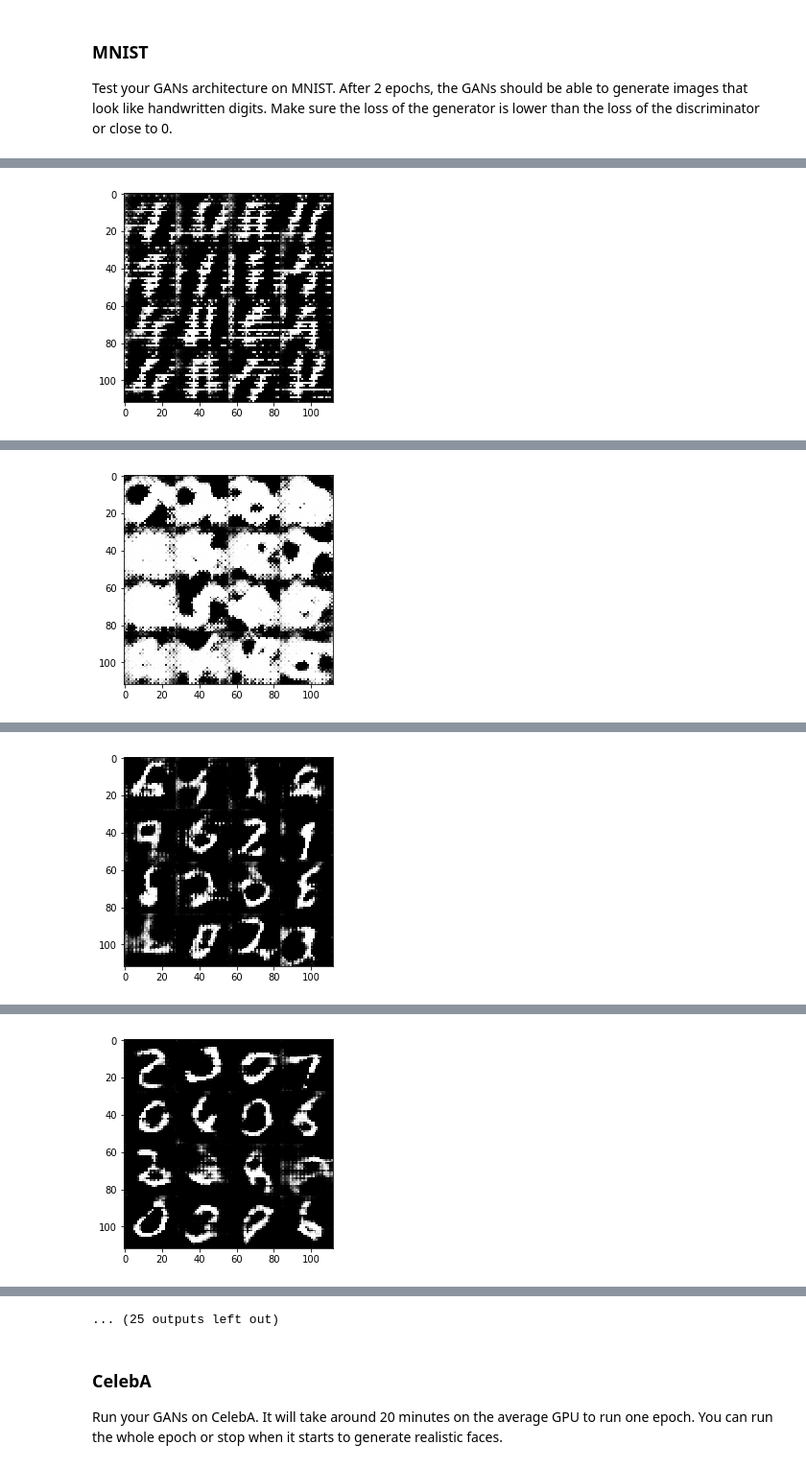
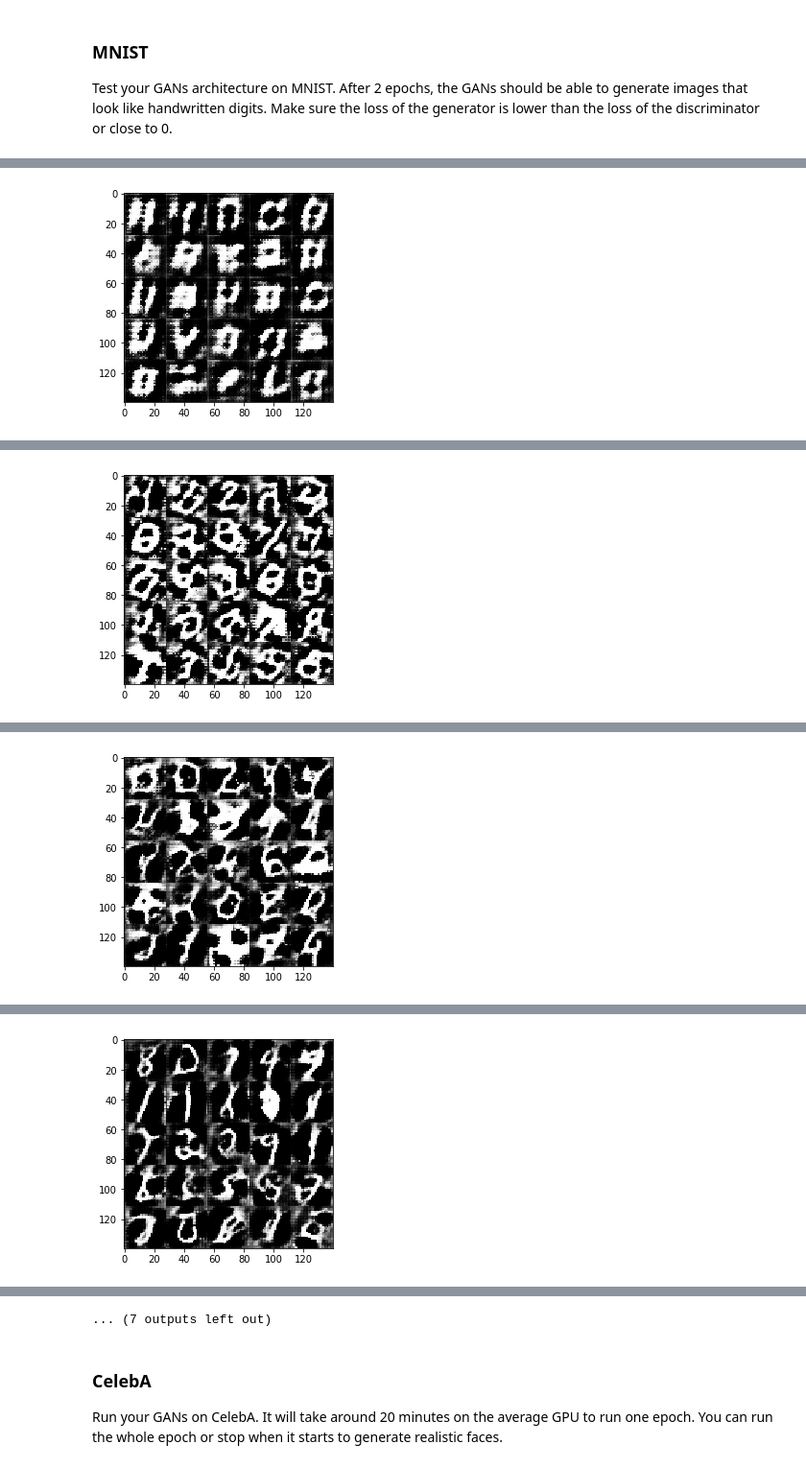
Before and after one commit to ParthSKapadia/DeepLearningFoundations, a Jupyter notebook: Project5_FaceGeneration/dlnd_face_generation.ipynb, the cells around one changed output, grey strips where cells are left out. Shown at 96% size. Cells and saved outputs as stored; diff of their text form; code cells hidden in the pictures.

```diff
--- a/Project5_FaceGeneration/dlnd_face_generation.ipynb
+++ b/Project5_FaceGeneration/dlnd_face_generation.ipynb
@@ -141,7 +141,7 @@ def discriminator(images, reuse=False):
     :return: Tuple of (tensor output of the discriminator, tensor logits of the discriminator)
     """
     with tf.variable_scope('discriminator', reuse=reuse):
-        leaky_relu_alpha = 0.01
+        leaky_relu_alpha = 0.02
 
         conv1 = tf.layers.conv2d(images, 64, 5, strides=2, padding='same')
         conv1_relu = tf.maximum(conv1, conv1 * leaky_relu_alpha)
@@ -180,7 +180,7 @@ def generator(z, out_channel_dim, is_train=True):
     :return: The tensor output of the generator
     """
     with tf.variable_scope('generator', reuse=not is_train):
-        leaky_relu_alpha = 0.01
+        leaky_relu_alpha = 0.02
 
         fc = tf.layers.dense(z, 7*7*512)
 
@@ -188,11 +188,11 @@ def generator(z, out_channel_dim, is_train=True):
         fc_batch_normal = tf.layers.batch_normalization(fc, training=is_train)
         fc_relu = tf.maximum(fc_batch_normal, fc_batch_normal * leaky_relu_alpha)
 
-        deconv1 = tf.layers.conv2d_transpose(fc_relu, 256, 5, strides=1, padding='same')
+        deconv1 = tf.layers.conv2d_transpose(fc_relu, 128, 5, strides=1, padding='same')
         deconv1_batch_normal = tf.layers.batch_normalization(deconv1, training=is_train)
         deconv1_relu = tf.maximum(deconv1_batch_normal, deconv1_batch_normal * leaky_relu_alpha)
 
-        deconv2 = tf.layers.conv2d_transpose(deconv1_relu, 128, 5, strides=2, padding='same')
+        deconv2 = tf.layers.conv2d_transpose(deconv1_relu, 64, 5, strides=2, padding='same')
         deconv2_batch_normal = tf.layers.batch_normalization(deconv2, training=is_train)
         deconv2_relu = tf.maximum(deconv2_batch_normal, deconv2_batch_normal * leaky_relu_alpha)
 
@@ -336,7 +336,7 @@ def train(epoch_count, batch_size, z_dim, learning_rate, beta1, get_batches, dat
 
     steps = 0
 
-    print_output_interval = 10
+    print_output_interval = 20
     show_output_interval = 100
 
     with tf.Session() as sess:
@@ -360,15 +360,16 @@ def train(epoch_count, batch_size, z_dim, learning_rate, beta1, get_batches, dat
                           "Generator Loss: {:.3f}".format(gen_train_loss))
 
                 if steps % show_output_interval == 0:
-                    show_generator_output(sess, 16, input_z, image_channels, data_image_mode)
+                    print ("\nPlot Number > {}".format(steps // show_output_interval))
+                    show_generator_output(sess, 25, input_z, image_channels, data_image_mode)
 # %% [markdown]
 ### MNIST
 Test your GANs architecture on MNIST.  After 2 epochs, the GANs should be able to generate images that look like handwritten digits.  Make sure the loss of the generator is lower than the loss of the discriminator or close to 0.
 # %%
-batch_size = 64
+batch_size = 128
 z_dim = 100
-learning_rate = 0.002
-beta1 = 0.5
+learning_rate = 0.004
+beta1 = 0.25
 
 
 """
@@ -394 +392 @@ Epoch => 1/2  Discriminator Loss: 0.976 Generator Loss: 1.055
-[figure, old version]
+[figure, new version]
@@ -405 +400 @@ Epoch => 1/2  Discriminator Loss: 1.070 Generator Loss: 1.495
-[figure, old version]
+[figure, new version]
@@ -416 +408 @@ Epoch => 1/2  Discriminator Loss: 1.406 Generator Loss: 0.563
-[figure, old version]
+[figure, new version]
@@ -427 +416 @@ Epoch => 1/2  Discriminator Loss: 1.432 Generator Loss: 0.528
-[figure, old version]
+[figure, new version]
@@ -450,4 +433,4 @@ Epoch => 1/2  Discriminator Loss: 1.332 Generator Loss: 0.662
-... (25 outputs left out)
+... (7 outputs left out)
 # %% [markdown]
 ### CelebA
 Run your GANs on CelebA.  It will take around 20 minutes on the average GPU to run one epoch.  You can run the whole epoch or stop when it starts to generate realistic faces.
```
Also changed, not shown: parts of 2 cells of this notebook, 1 other file.
